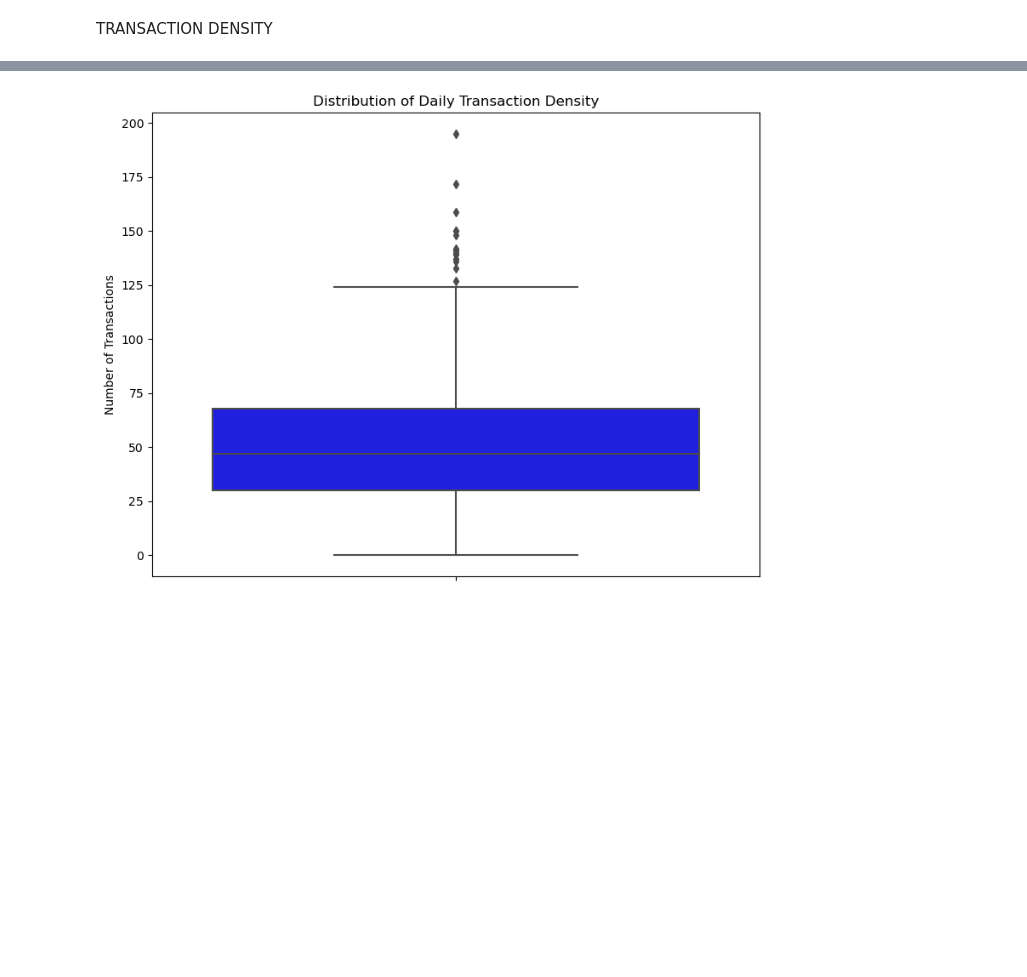
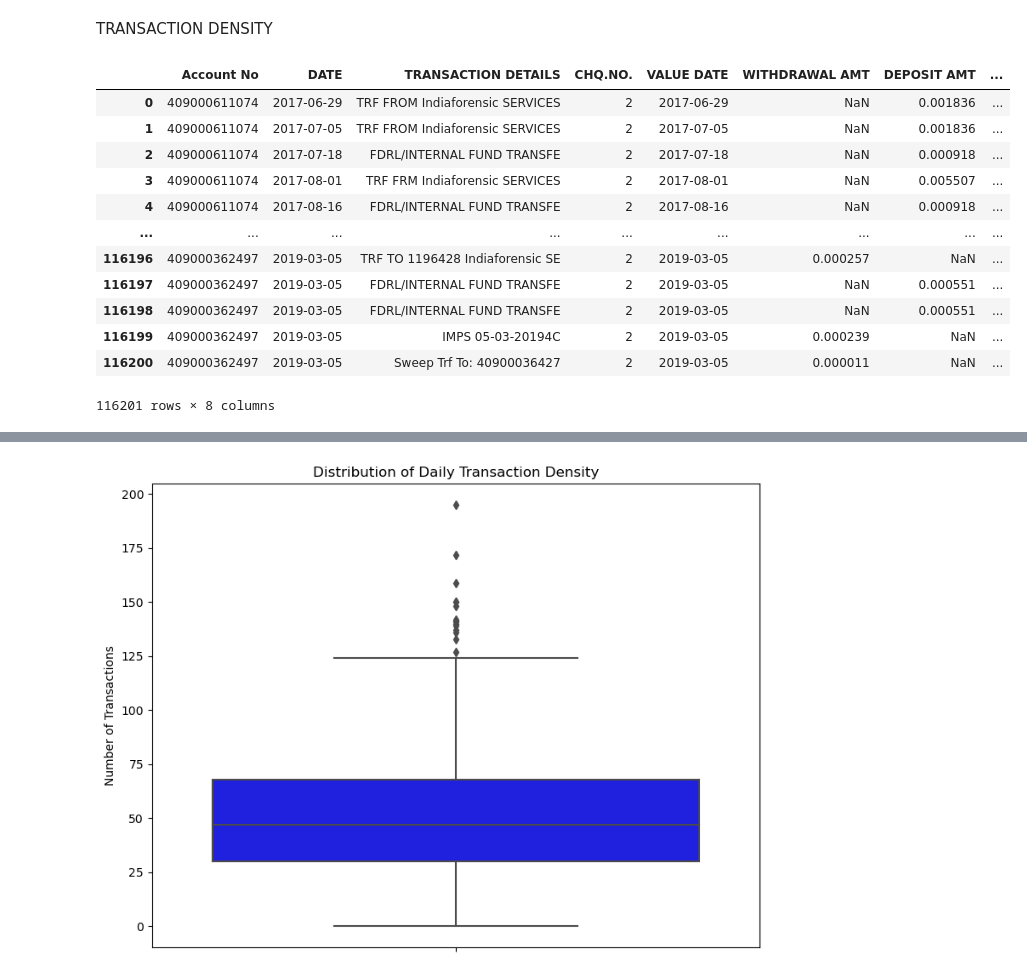
Before and after one commit to SivaKumarPalanirajan/Financial_Advisory_Chatbot, a Jupyter notebook: Notebooks/preprocess_data.ipynb, the cells around one changed output, grey strips where cells are left out. Cells and saved outputs as stored; diff of their text form; code cells hidden in the pictures; blank space fills up the shorter version.

```diff
--- a/Notebooks/preprocess_data.ipynb
+++ b/Notebooks/preprocess_data.ipynb
@@ -228,3 +228,19 @@ print(f"Predicted Balance for the account no 409000611074 by the year 2020 is: {
 Predicted Balance for the account no 409000611074 by the year 2020 is: 1247845.67 and this model has accuracy of 97.12%
 # %% [markdown]
 TRANSACTION DENSITY
+# %%
+df
+# %% [output]
+|  | Account No | DATE | TRANSACTION DETAILS | CHQ.NO. | VALUE DATE | WITHDRAWAL AMT | DEPOSIT AMT | ... |
+| 0 | 409000611074 | 2017-06-29 | TRF FROM Indiaforensic SERVICES | 2 | 2017-06-29 | NaN | 0.001836 | ... |
+| 1 | 409000611074 | 2017-07-05 | TRF FROM Indiaforensic SERVICES | 2 | 2017-07-05 | NaN | 0.001836 | ... |
+| 2 | 409000611074 | 2017-07-18 | FDRL/INTERNAL FUND TRANSFE | 2 | 2017-07-18 | NaN | 0.000918 | ... |
+| 3 | 409000611074 | 2017-08-01 | TRF FRM Indiaforensic SERVICES | 2 | 2017-08-01 | NaN | 0.005507 | ... |
+| 4 | 409000611074 | 2017-08-16 | FDRL/INTERNAL FUND TRANSFE | 2 | 2017-08-16 | NaN | 0.000918 | ... |
+| ... | ... | ... | ... | ... | ... | ... | ... | ... |
+| 116196 | 409000362497 | 2019-03-05 | TRF TO 1196428 Indiaforensic SE | 2 | 2019-03-05 | 0.000257 | NaN | ... |
+| 116197 | 409000362497 | 2019-03-05 | FDRL/INTERNAL FUND TRANSFE | 2 | 2019-03-05 | NaN | 0.000551 | ... |
+| 116198 | 409000362497 | 2019-03-05 | FDRL/INTERNAL FUND TRANSFE | 2 | 2019-03-05 | NaN | 0.000551 | ... |
+| 116199 | 409000362497 | 2019-03-05 | IMPS 05-03-20194C | 2 | 2019-03-05 | 0.000239 | NaN | ... |
+| 116200 | 409000362497 | 2019-03-05 | Sweep Trf To: 40900036427 | 2 | 2019-03-05 | 0.000011 | NaN | ... |
+116201 rows × 8 columns
```
Also changed, not shown: parts of 3 cells of this notebook, 3 other files.
